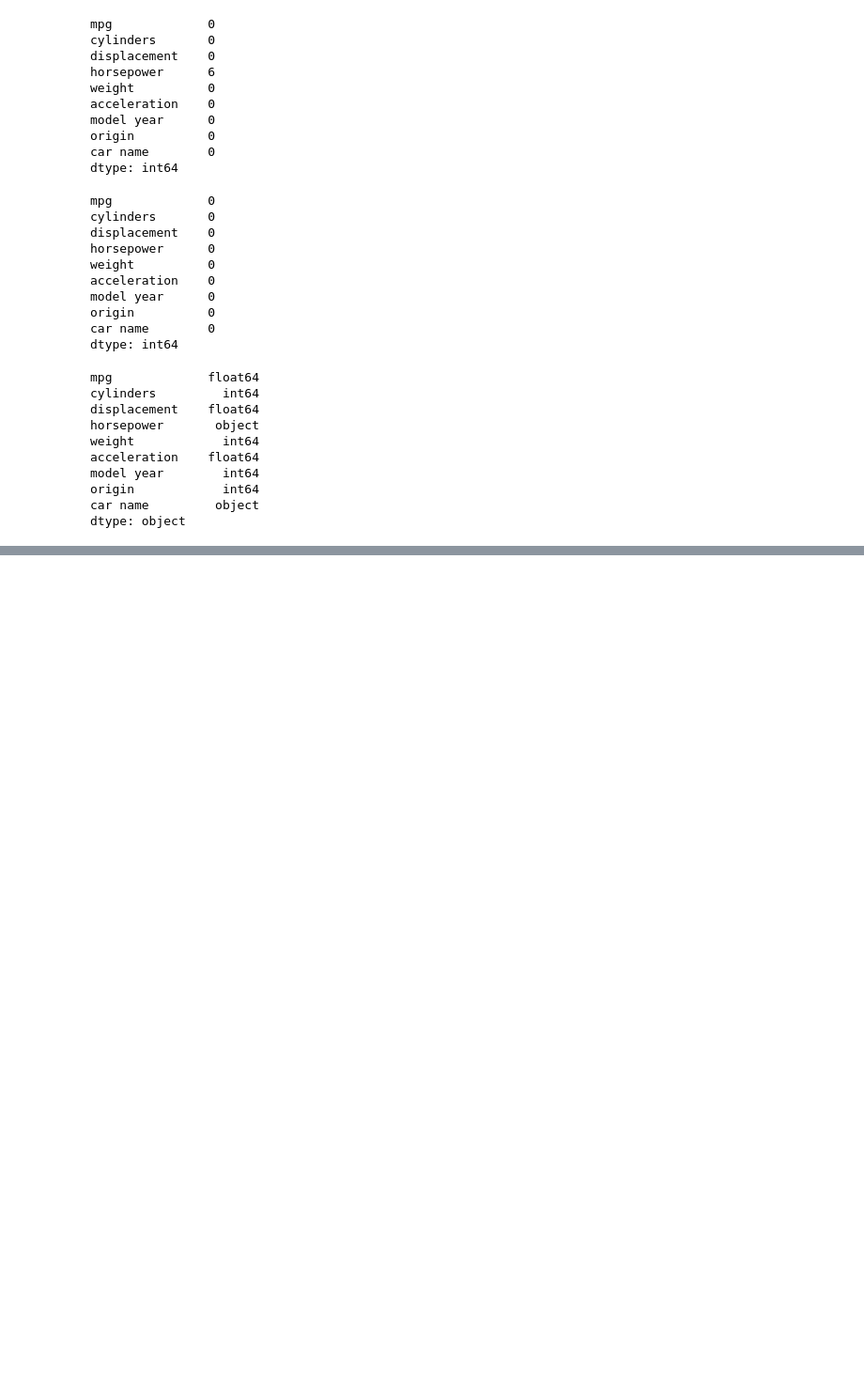
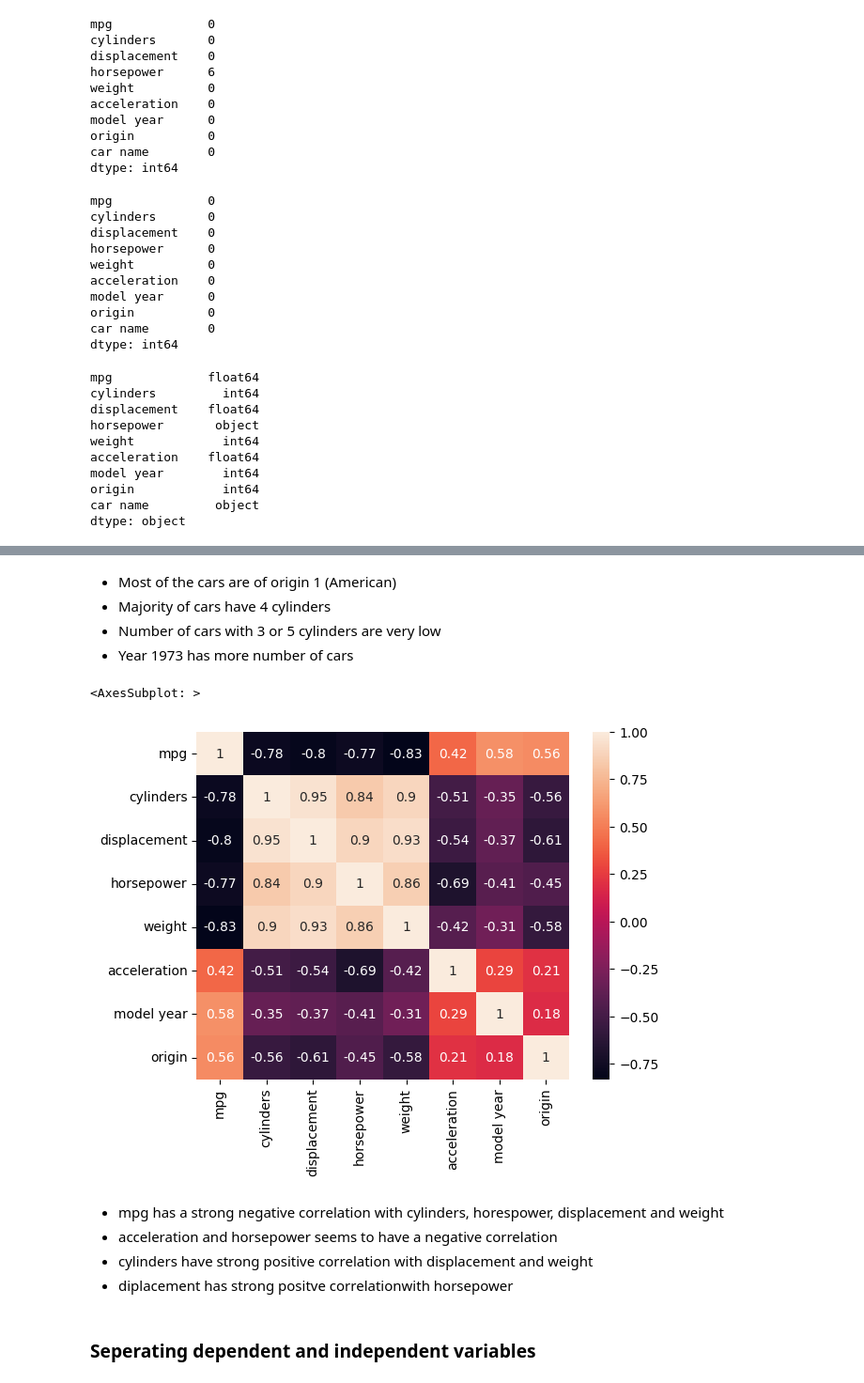
Before and after one commit to mubarakmayyeri/Fuel-Efficiency-prediction, a Jupyter notebook: fuel_efficiency_prediction.ipynb, the cells around one changed output, grey strips where cells are left out. Shown: that part at 94% size. Cells and saved outputs as stored; diff of their text form; code cells hidden in the pictures; blank space fills up the shorter version.

```diff
--- a/fuel_efficiency_prediction.ipynb
+++ b/fuel_efficiency_prediction.ipynb
@@ -122,0 +160,18 @@ df['horsepower'] = df['horsepower'].astype('float64')
+# %% [markdown]
+* Most of the cars are of origin 1 (American)
+* Majority of cars have 4 cylinders
+* Number of cars with 3 or 5 cylinders are very low
+* Year 1973 has more number of cars
+# %%
+#heatmap
+sns.heatmap(df.corr(numeric_only=True), annot=True)
+# %% [output]
+<AxesSubplot: >
+[figure, added]
+# %% [markdown]
+* mpg has a strong negative correlation with cylinders, horespower, displacement and weight
+* acceleration and horsepower seems to have a negative correlation
+* cylinders have strong positive correlation with displacement and weight
+* diplacement has strong positve correlationwith horsepower
+# %% [markdown]
+### Seperating dependent and independent variables
```
Also changed, not shown: parts of 8 cells of this notebook.
